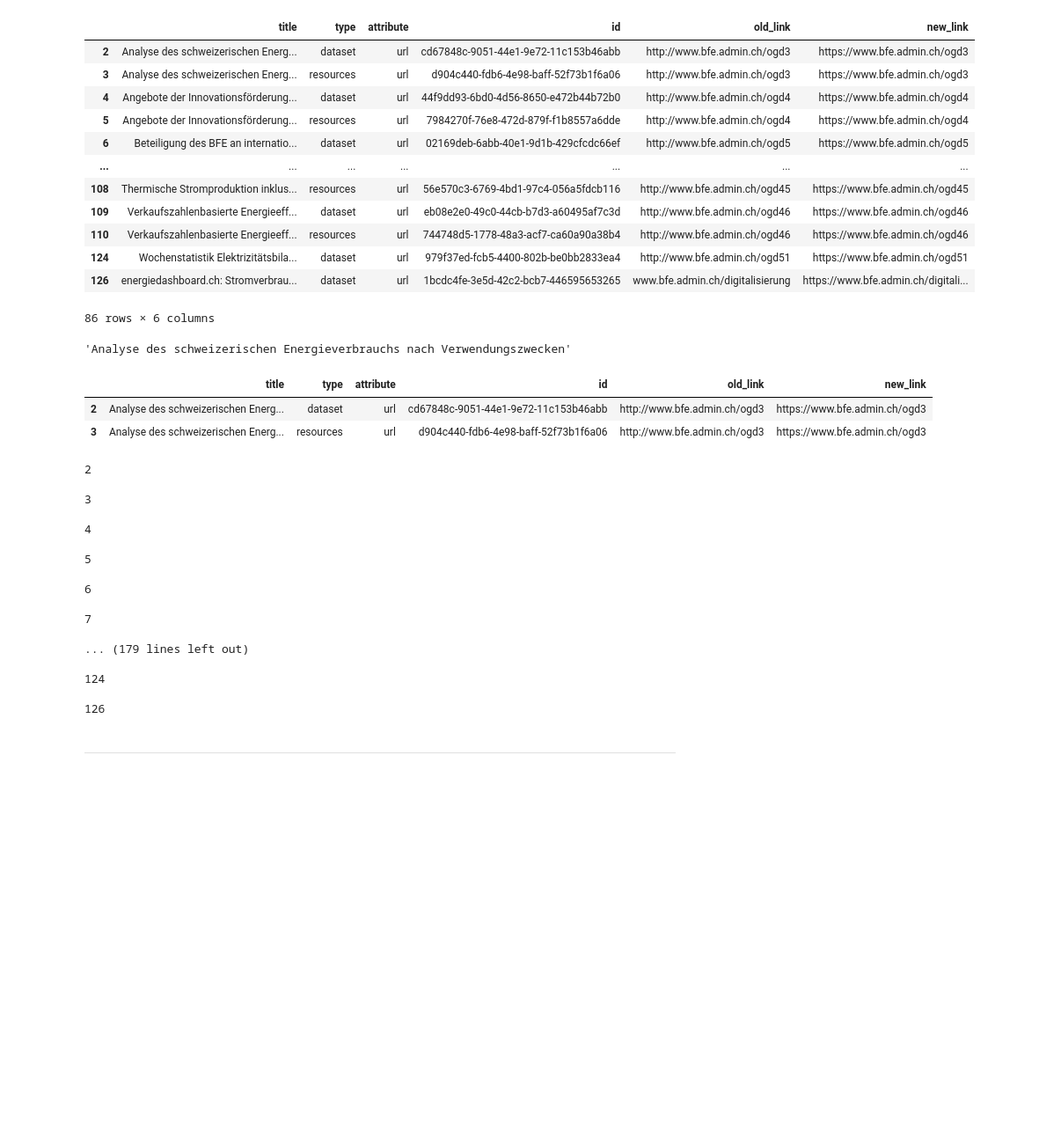
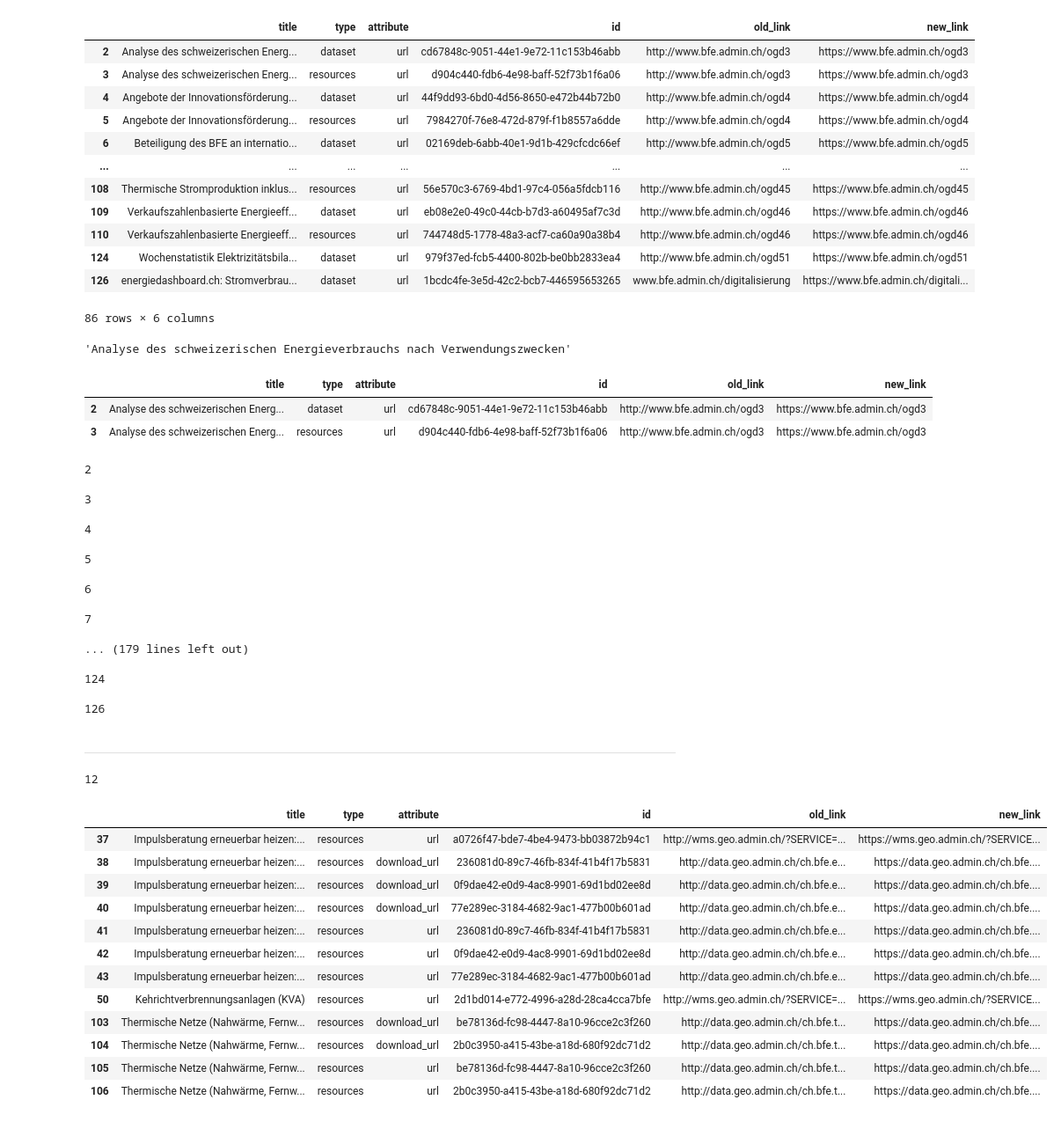
Before and after one commit to aresssera/opendataSwiss, a Jupyter notebook: upload_changes.ipynb, the cells around one changed output. Shown at 88% size. Saved outputs shown, nothing was run; the diff lists cells and outputs as text; code cells hidden in the pictures; blank space fills up the shorter version.

```diff
--- a/upload_changes.ipynb
+++ b/upload_changes.ipynb
@@ -116,3 +116,25 @@ for index, row in t.iterrows():
 126
 # %% [markdown]
 ------------------------------------------------------------------------------------------------------------------------------------------------------------------------------------------------------------------------------------------------------------------------
+# %%
+l = [37, 38, 39, 40, 41, 42, 43, 50, 103, 104, 105, 106]
+len(l)
+# %% [output]
+12
+# %%
+k = df.loc[l].copy()
+k
+# %% [output]
+|  | title | type | attribute | id | old_link | new_link |
+| 37 | Impulsberatung erneuerbar heizen:... | resources | url | a0726f47-bde7-4be4-9473-bb03872b94c1 | http://wms.geo.admin.ch/?SERVICE=... | https://wms.geo.admin.ch/?SERVICE... |
+| 38 | Impulsberatung erneuerbar heizen:... | resources | download_url | 236081d0-89c7-46fb-834f-41b4f17b5831 | http://data.geo.admin.ch/ch.bfe.e... | https://data.geo.admin.ch/ch.bfe.... |
+| 39 | Impulsberatung erneuerbar heizen:... | resources | download_url | 0f9dae42-e0d9-4ac8-9901-69d1bd02ee8d | http://data.geo.admin.ch/ch.bfe.e... | https://data.geo.admin.ch/ch.bfe.... |
+| 40 | Impulsberatung erneuerbar heizen:... | resources | download_url | 77e289ec-3184-4682-9ac1-477b00b601ad | http://data.geo.admin.ch/ch.bfe.e... | https://data.geo.admin.ch/ch.bfe.... |
+| 41 | Impulsberatung erneuerbar heizen:... | resources | url | 236081d0-89c7-46fb-834f-41b4f17b5831 | http://data.geo.admin.ch/ch.bfe.e... | https://data.geo.admin.ch/ch.bfe.... |
+| 42 | Impulsberatung erneuerbar heizen:... | resources | url | 0f9dae42-e0d9-4ac8-9901-69d1bd02ee8d | http://data.geo.admin.ch/ch.bfe.e... | https://data.geo.admin.ch/ch.bfe.... |
+| 43 | Impulsberatung erneuerbar heizen:... | resources | url | 77e289ec-3184-4682-9ac1-477b00b601ad | http://data.geo.admin.ch/ch.bfe.e... | https://data.geo.admin.ch/ch.bfe.... |
+| 50 | Kehrichtverbrennungsanlagen (KVA) | resources | url | 2d1bd014-e772-4996-a28d-28ca4cca7bfe | http://wms.geo.admin.ch/?SERVICE=... | https://wms.geo.admin.ch/?SERVICE... |
+| 103 | Thermische Netze (Nahwärme, Fernw... | resources | download_url | be78136d-fc98-4447-8a10-96cce2c3f260 | http://data.geo.admin.ch/ch.bfe.t... | https://data.geo.admin.ch/ch.bfe.... |
+| 104 | Thermische Netze (Nahwärme, Fernw... | resources | download_url | 2b0c3950-a415-43be-a18d-680f92dc71d2 | http://data.geo.admin.ch/ch.bfe.t... | https://data.geo.admin.ch/ch.bfe.... |
+| 105 | Thermische Netze (Nahwärme, Fernw... | resources | url | be78136d-fc98-4447-8a10-96cce2c3f260 | http://data.geo.admin.ch/ch.bfe.t... | https://data.geo.admin.ch/ch.bfe.... |
+| 106 | Thermische Netze (Nahwärme, Fernw... | resources | url | 2b0c3950-a415-43be-a18d-680f92dc71d2 | http://data.geo.admin.ch/ch.bfe.t... | https://data.geo.admin.ch/ch.bfe.... |
```
Also changed, not shown: parts of 1 cell of this notebook.
